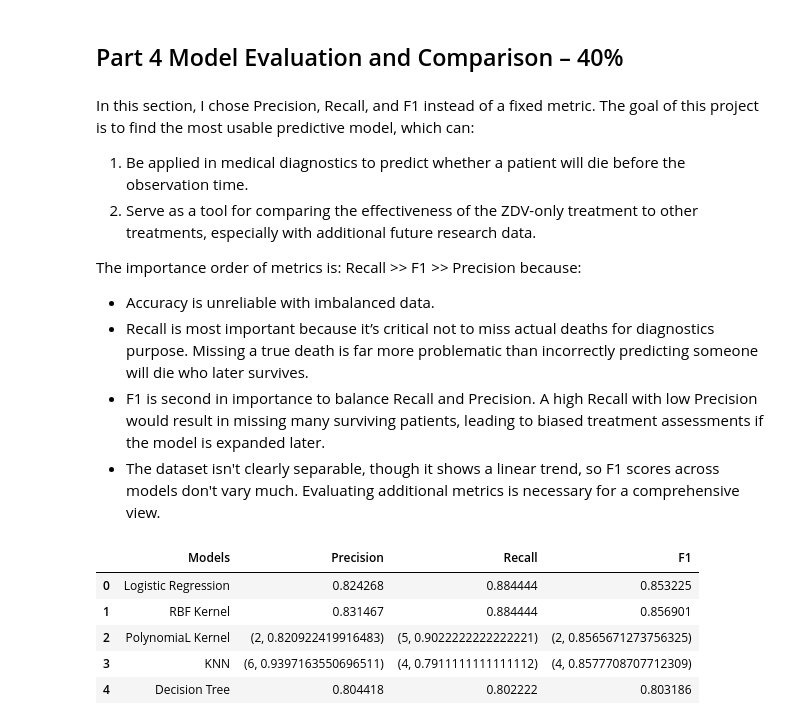
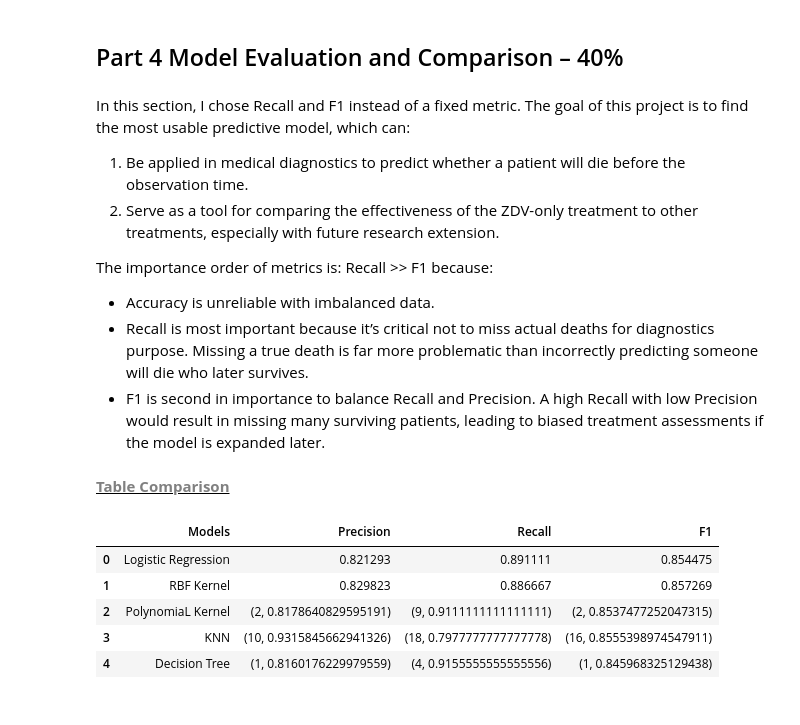
Before and after one commit to maidinh2409/CSIS---Coureworks, a Jupyter notebook: Fundamentals of Machine Learning/Course Project/Project1_Demi_L_139.ipynb, the cells around one changed output. Cells and saved outputs as stored; diff of their text form; code cells hidden in the pictures.

```diff
--- a/Fundamentals of Machine Learning/Course Project/Project1_Demi_L_139.ipynb
+++ b/Fundamentals of Machine Learning/Course Project/Project1_Demi_L_139.ipynb
@@ -806,10 +859,12 @@ def best_metrics(a_dict, p_dict, r_dict, f1_dict):
 # %%
 from sklearn.svm import SVC
 
-degree_range = [2,3,4,5]
+degree_range = [2,3,4,5,6,7,8,9,10]
 
+#create dictionaries to store evaluation metrics
 poly_accuracy_dict, poly_precision_dict, poly_recall_dict, poly_f1_dict = create_empty_dict()
 
+#loop poly svm model through degree range
 for i in degree_range:
     poly_model = SVC(kernel="poly", degree=i, gamma='scale',class_weight="balanced")
     poly_accuracy, poly_precision, poly_recall, poly_f1 = model_training(poly_model, X, y)
@@ -819,7 +874,9 @@ for i in degree_range:
     poly_recall_dict[i] = poly_recall
     poly_f1_dict[i] = poly_f1
 
+#get the best average metrics with corresponding degree
 poly_best_accuracy, poly_best_precision, poly_best_recall, poly_best_f1 = best_metrics(poly_accuracy_dict, poly_precision_dict, poly_recall_dict, poly_f1_dict)
 
 print_results(poly_best_accuracy, poly_best_precision, poly_best_recall, poly_best_f1)
+chart2 = plotting_loop_results("poly_degree",degree_range, poly_accuracy_dict, poly_precision_dict, poly_recall_dict, poly_f1_dict)
 # %% [output]
@@ -832,12 +894,14 @@ Best f1: (2, 0.8565671273756325)
 # %%
 from sklearn.neighbors import KNeighborsClassifier
 
-k_range = range(2,12,2)
+k_range = range(2,32,2)
 
+#create dictionaries to store evaluation metrics
 knn_accuracy_dict, knn_precision_dict, knn_recall_dict, knn_f1_dict = create_empty_dict()
 
+#loop knn model through k range
 for i in k_range:
-    knn = KNeighborsClassifier(n_neighbors=i)
+    knn = KNeighborsClassifier(n_neighbors=i, p=1)
     knn_accuracy, knn_precision, knn_recall, knn_f1 = model_training(knn, X, y)
 
     knn_accuracy_dict[i] = knn_accuracy
@@ -845,7 +909,9 @@ for i in k_range:
     knn_recall_dict[i] = knn_recall
     knn_f1_dict[i] = knn_f1
 
+#get the best average metrics with corresponding k
 knn_best_accuracy, knn_best_precision, knn_best_recall, knn_best_f1 = best_metrics(knn_accuracy_dict, knn_precision_dict, knn_recall_dict, knn_f1_dict)
 
 print_results(knn_best_accuracy, knn_best_precision, knn_best_recall, knn_best_f1)
+chart3 = plotting_loop_results("k neighbours", k_range, knn_accuracy_dict, knn_precision_dict, knn_recall_dict, knn_f1_dict)
 # %% [output]
@@ -859,8 +934,25 @@ Best f1: (4, 0.8577708707712309)
 from sklearn.tree import DecisionTreeClassifier
 from sklearn.datasets import make_classification
 
-tree_model = DecisionTreeClassifier(criterion="entropy", class_weight="balanced")
-tree_accuracy, tree_precision, tree_recall, tree_f1 = model_training(tree_model, X, y)
+depth_range = range (1,20)
 
-print_results(tree_accuracy, tree_precision, tree_recall, tree_f1)
+#create dictionaries to store evaluation metrics
+tree_accuracy_dict, tree_precision_dict, tree_recall_dict, tree_f1_dict = create_empty_dict()
+
+#loop decision tree model through depth
+for i in depth_range:
+    tree_model = DecisionTreeClassifier(criterion="entropy", class_weight="balanced", max_depth=i, min_samples_split=10, min_samples_leaf=5)
+    tree_accuracy, tree_precision, tree_recall, tree_f1 = model_training(tree_model, X, y)
+
+    tree_accuracy_dict[i] = tree_accuracy
+    tree_precision_dict[i] = tree_precision
+    tree_recall_dict[i] = tree_recall
+    tree_f1_dict[i] = tree_f1
+
+#get the best average metrics with corresponding depth
+tree_best_accuracy, tree_best_precision, tree_best_recall, tree_best_f1 = best_metrics(tree_accuracy_dict, tree_precision_dict, tree_recall_dict, tree_f1_dict)
+
+print_results(tree_best_accuracy, tree_best_precision, tree_best_recall, tree_best_f1)
+
+chart4 = plotting_loop_results("max depth", depth_range, tree_accuracy_dict, tree_precision_dict, tree_recall_dict, tree_f1_dict)
 # %% [output]
@@ -871,31 +964,33 @@ Best f1: 0.8031864078843945
 # %% [markdown]
 ## Part 4 Model Evaluation and Comparison – 40%
 # %% [markdown]
-In this section, I chose Precision, Recall, and F1 instead of a fixed metric. The goal of this project is to find the most usable predictive model, which can:
+In this section, I chose Recall and F1 instead of a fixed metric. The goal of this project is to find the most usable predictive model, which can:
 
 1. Be applied in medical diagnostics to predict whether a patient will die before the observation time.
-2. Serve as a tool for comparing the effectiveness of the ZDV-only treatment to other treatments, especially with additional future research data.
+2. Serve as a tool for comparing the effectiveness of the ZDV-only treatment to other treatments, especially with future research extension.
 
-The importance order of metrics is: Recall >> F1 >> Precision because:
+The importance order of metrics is: Recall >> F1 because:
 
 * Accuracy is unreliable with imbalanced data.
 * Recall is most important because it’s critical not to miss actual deaths for diagnostics purpose. Missing a true death is far more problematic than incorrectly predicting someone will die who later survives.
 * F1 is second in importance to balance Recall and Precision. A high Recall with low Precision would result in missing many surviving patients, leading to biased treatment assessments if the model is expanded later.
-* The dataset isn't clearly separable, though it shows a linear trend, so F1 scores across models don't vary much. Evaluating additional metrics is necessary for a comprehensive view.
+# %% [markdown]
+**<u><span style="color:gray;">Table Comparison</span></u>**
 # %%
+#Create dataframe to compare evaluation metrics between models
 comparison = {
     'Models': ['Logistic Regression', 'RBF Kernel', 'PolynomiaL Kernel', 'KNN', 'Decision Tree'],
-    'Precision': [log_precision, rbf_precision, poly_best_precision, knn_best_precision, tree_precision],
-    'Recall': [log_recall, rbf_recall, poly_best_recall, knn_best_recall, tree_recall],
-    'F1': [log_f1, rbf_f1, poly_best_f1, knn_best_f1, tree_f1 ]
+    'Precision': [log_precision, rbf_precision, poly_best_precision, knn_best_precision, tree_best_precision],
+    'Recall': [log_recall, rbf_recall, poly_best_recall, knn_best_recall, tree_best_recall],
+    'F1': [log_f1, rbf_f1, poly_best_f1, knn_best_f1, tree_best_f1 ]
 }
 
 df_comparison = pd.DataFrame(comparison)
 df_comparison
 # %% [output]
 |  | Models | Precision | Recall | F1 |
-| 0 | Logistic Regression | 0.824268 | 0.884444 | 0.853225 |
-| 1 | RBF Kernel | 0.831467 | 0.884444 | 0.856901 |
-| 2 | PolynomiaL Kernel | (2, 0.820922419916483) | (5, 0.9022222222222221) | (2, 0.8565671273756325) |
-| 3 | KNN | (6, 0.9397163550696511) | (4, 0.7911111111111112) | (4, 0.8577708707712309) |
-| 4 | Decision Tree | 0.804418 | 0.802222 | 0.803186 |
+| 0 | Logistic Regression | 0.821293 | 0.891111 | 0.854475 |
+| 1 | RBF Kernel | 0.829823 | 0.886667 | 0.857269 |
+| 2 | PolynomiaL Kernel | (2, 0.8178640829595191) | (9, 0.9111111111111111) | (2, 0.8537477252047315) |
+| 3 | KNN | (10, 0.9315845662941326) | (18, 0.7977777777777778) | (16, 0.8555398974547911) |
+| 4 | Decision Tree | (1, 0.8160176229979559) | (4, 0.9155555555555556) | (1, 0.845968325129438) |
```
Also changed, not shown: parts of 61 cells of this notebook, 2 other files.
